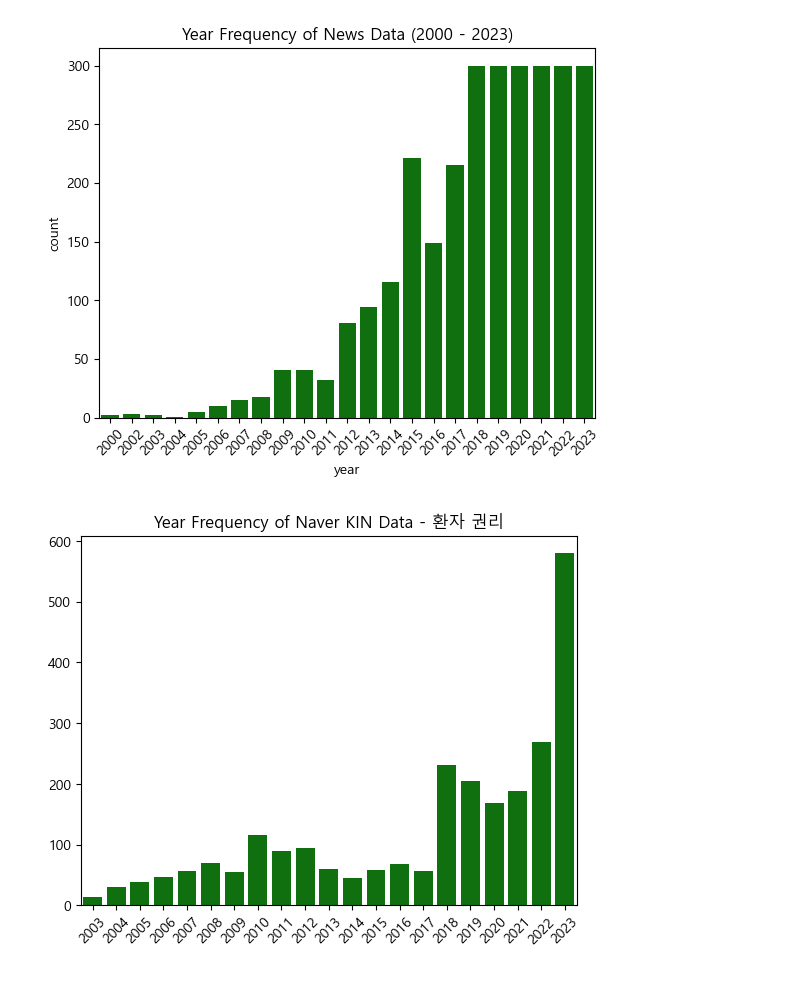
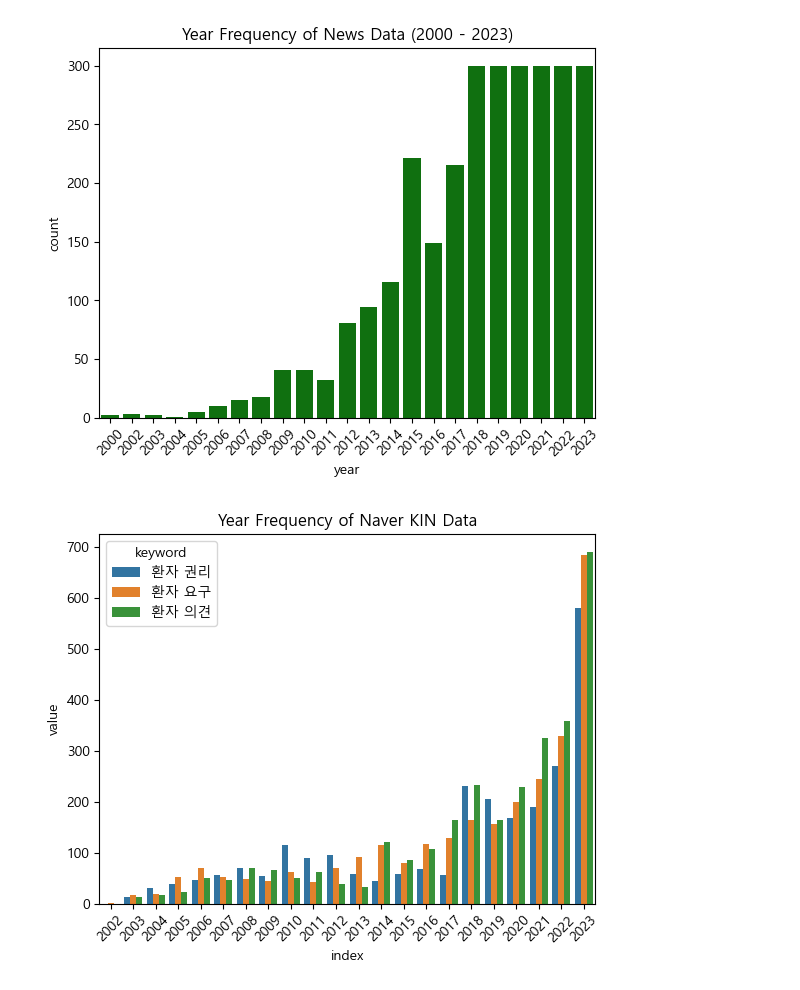
Before and after one commit to su5468/data-collecting-naver-kin-news, a Jupyter notebook: visualization.ipynb, the cells around one changed output. Saved outputs shown, nothing was run; the diff lists cells and outputs as text; code cells hidden in the pictures.

```diff
--- a/visualization.ipynb
+++ b/visualization.ipynb
@@ -31,7 +31,7 @@ df = {}
 for source_type in source_types:
     df[source_type] = {}
     for keyword in keywords[source_type]:
-        data_json = utils.get_json_from_file(f'{filenames[source_type]}_{keyword}.txt')
+        data_json = utils.get_json_from_file(f'{filenames[source_type]}_{keyword}.txt')["items"]
         df[source_type][keyword] = pd.DataFrame(data_json)
 # %%
 # preprocessing df
@@ -59,35 +59,38 @@ for keyword in keywords[source_type]:
 # %%
 # basic year freq
 
 source_type = "news_api"
 for keyword in keywords[source_type]:
     df[source_type][keyword]["year"] = df[source_type][keyword]["date"].dt.year
     sns.countplot(data=df[source_type][keyword], x="year", color="green")
     plt.title("Year Frequency of News Data - Naver API")
     plt.show()
 
 source_type = "news_crawl"
 for keyword in keywords[source_type]:
     df[source_type][keyword]["year"] = df[source_type][keyword]["date"].dt.year
     sns.countplot(data=df[source_type][keyword], x="year", color="green")
     plt.title("Year Frequency of News Data (2000 - 2023)")
     plt.xticks(rotation=45)
     plt.show()
 
 source_type = "kin"
 t = 0
+year_dict = dict(zip(keywords[source_type], [defaultdict(int) for _ in keywords[source_type]]))
 for keyword in keywords[source_type]:
-    year_dict = defaultdict(int)
     for row in df[source_type][keyword]["date"]:
         for date in row:
             if date is None:
                 continue
-            year_dict[date.year] += 1
-    sns.barplot(year_dict, color = "green")
-    plt.title(f"Year Frequency of Naver KIN Data - {keyword}")
-    plt.xticks(rotation=45)
-    plt.show()
+            year_dict[keyword][date.year] += 1
+
+df_temp = pd.melt(pd.DataFrame(year_dict).reset_index(), id_vars='index', var_name='column', value_name='value')
+sns.barplot(data=df_temp, x='index', y='value', hue='column')
+plt.title(f"Year Frequency of Naver KIN Data")
+plt.xticks(rotation=45)
+plt.legend(title = "keyword")
+plt.show()
 # %% [output]
 [figure]
 [figure]
-[figure, old version]
+[figure, new version]
```
Also changed, not shown: parts of 1 cell of this notebook, 8 other files.
